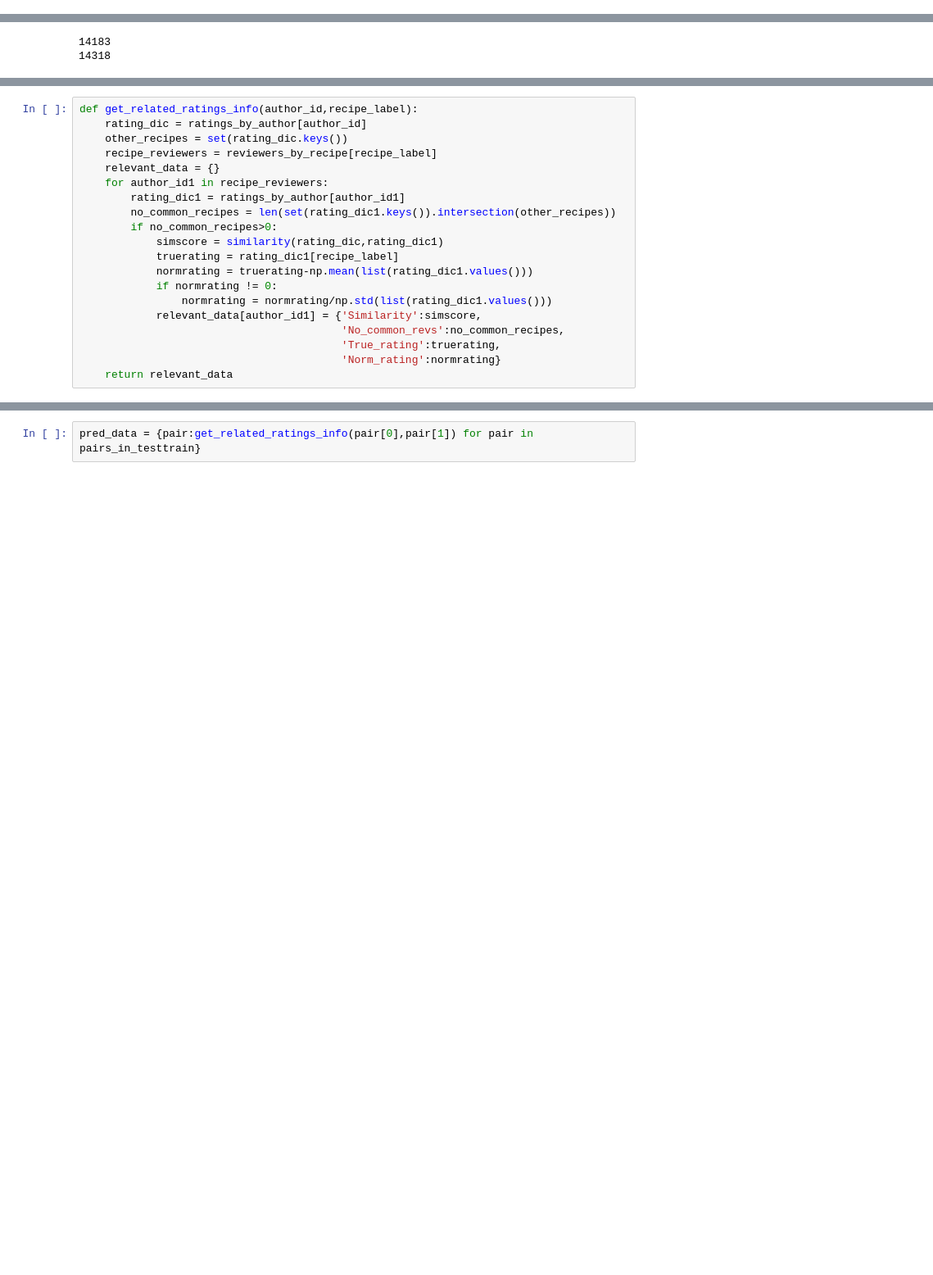
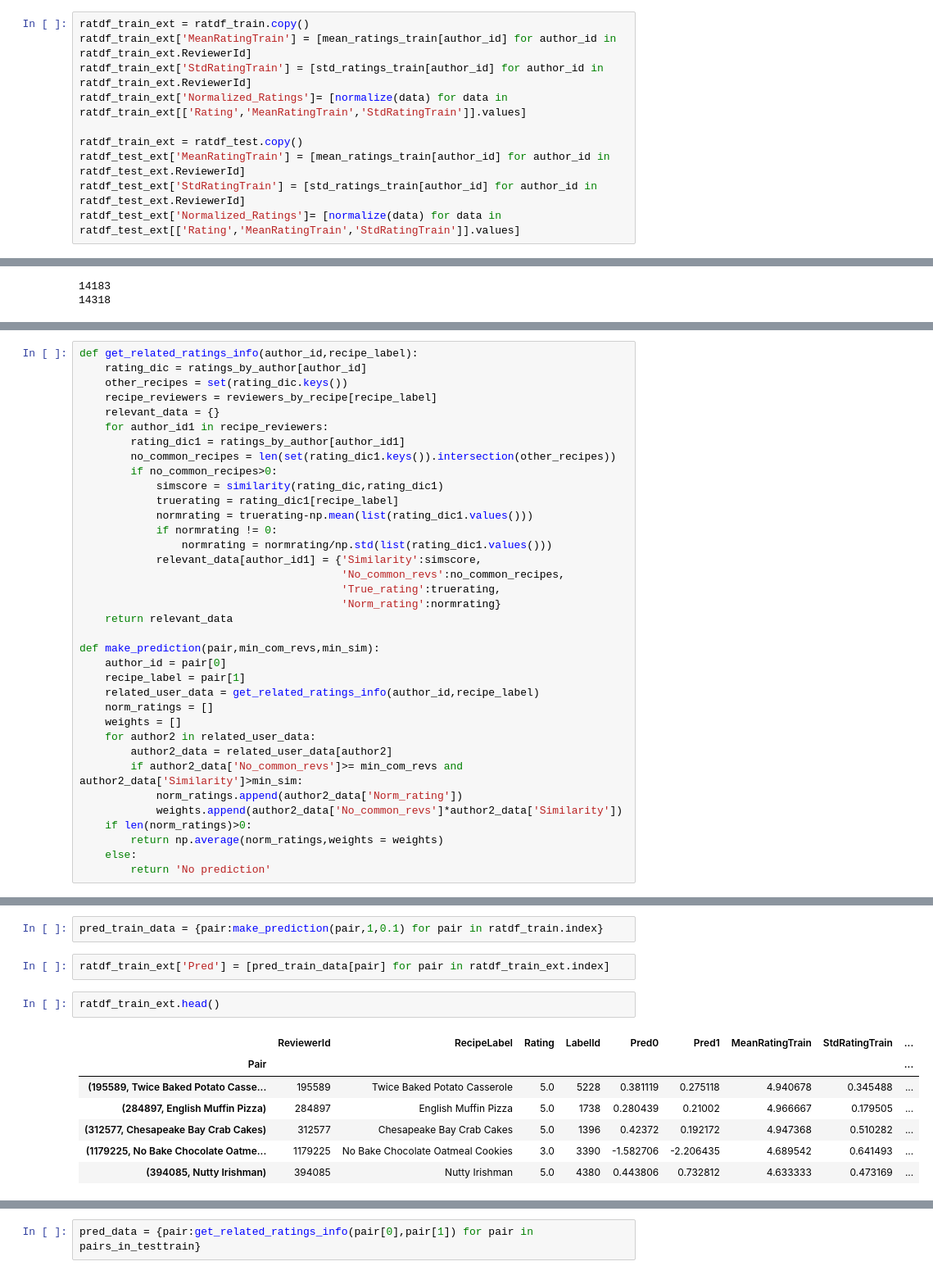
Before and after one commit to nhajouji/foodrecs, a Jupyter notebook: nadir_notebookexps/User similarity.ipynb, the cells around one changed output, grey strips where cells are left out. Shown at 82% size. Drawn from its saved outputs; the diff is of its cells as text; blank space fills up the shorter version.

```diff
--- a/nadir_notebookexps/User similarity.ipynb
+++ b/nadir_notebookexps/User similarity.ipynb
@@ -93,0 +89,10 @@ ratdf_test_ext['Normalized_Ratings']= [normalize(data) for data in ratdf_test_ex
+# %%
+ratdf_train_ext = ratdf_train.copy()
+ratdf_train_ext['MeanRatingTrain'] = [mean_ratings_train[author_id] for author_id in ratdf_train_ext.ReviewerId]
+ratdf_train_ext['StdRatingTrain'] = [std_ratings_train[author_id] for author_id in ratdf_train_ext.ReviewerId]
+ratdf_train_ext['Normalized_Ratings']= [normalize(data) for data in ratdf_train_ext[['Rating','MeanRatingTrain','StdRatingTrain']].values]
+
+ratdf_train_ext = ratdf_test.copy()
+ratdf_test_ext['MeanRatingTrain'] = [mean_ratings_train[author_id] for author_id in ratdf_test_ext.ReviewerId]
+ratdf_test_ext['StdRatingTrain'] = [std_ratings_train[author_id] for author_id in ratdf_test_ext.ReviewerId]
+ratdf_test_ext['Normalized_Ratings']= [normalize(data) for data in ratdf_test_ext[['Rating','MeanRatingTrain','StdRatingTrain']].values]
@@ -175,3 +184,19 @@ def get_related_ratings_info(author_id,recipe_label):
                                          'True_rating':truerating,
                                          'Norm_rating':normrating}
     return relevant_data
+
+def make_prediction(pair,min_com_revs,min_sim):
+    author_id = pair[0]
+    recipe_label = pair[1]
+    related_user_data = get_related_ratings_info(author_id,recipe_label)
+    norm_ratings = []
+    weights = []
+    for author2 in related_user_data:
+        author2_data = related_user_data[author2]
+        if author2_data['No_common_revs']>= min_com_revs and author2_data['Similarity']>min_sim:
+            norm_ratings.append(author2_data['Norm_rating'])
+            weights.append(author2_data['No_common_revs']*author2_data['Similarity'])
+    if len(norm_ratings)>0:
+        return np.average(norm_ratings,weights = weights)
+    else:
+        return 'No prediction'
@@ -197,0 +203,14 @@ def make_predictions(pair,min_com_revs,min_sim):
+# %%
+pred_train_data = {pair:make_prediction(pair,1,0.1) for pair in ratdf_train.index}
+# %%
+ratdf_train_ext['Pred'] = [pred_train_data[pair] for pair in ratdf_train_ext.index]
+# %%
+ratdf_train_ext.head()
+# %% [output]
+|  | ReviewerId | RecipeLabel | Rating | LabelId | Pred0 | Pred1 | MeanRatingTrain | StdRatingTrain | ... |
+| Pair |  |  |  |  |  |  |  |  | ... |
+| (195589, Twice Baked Potato Casse... | 195589 | Twice Baked Potato Casserole | 5.0 | 5228 | 0.381119 | 0.275118 | 4.940678 | 0.345488 | ... |
+| (284897, English Muffin Pizza) | 284897 | English Muffin Pizza | 5.0 | 1738 | 0.280439 | 0.21002 | 4.966667 | 0.179505 | ... |
+| (312577, Chesapeake Bay Crab Cakes) | 312577 | Chesapeake Bay Crab Cakes | 5.0 | 1396 | 0.42372 | 0.192172 | 4.947368 | 0.510282 | ... |
+| (1179225, No Bake Chocolate Oatme... | 1179225 | No Bake Chocolate Oatmeal Cookies | 3.0 | 3390 | -1.582706 | -2.206435 | 4.689542 | 0.641493 | ... |
+| (394085, Nutty Irishman) | 394085 | Nutty Irishman | 5.0 | 4380 | 0.443806 | 0.732812 | 4.633333 | 0.473169 | ... |
```
Also changed, not shown: parts of 21 cells of this notebook, 11 other files.
